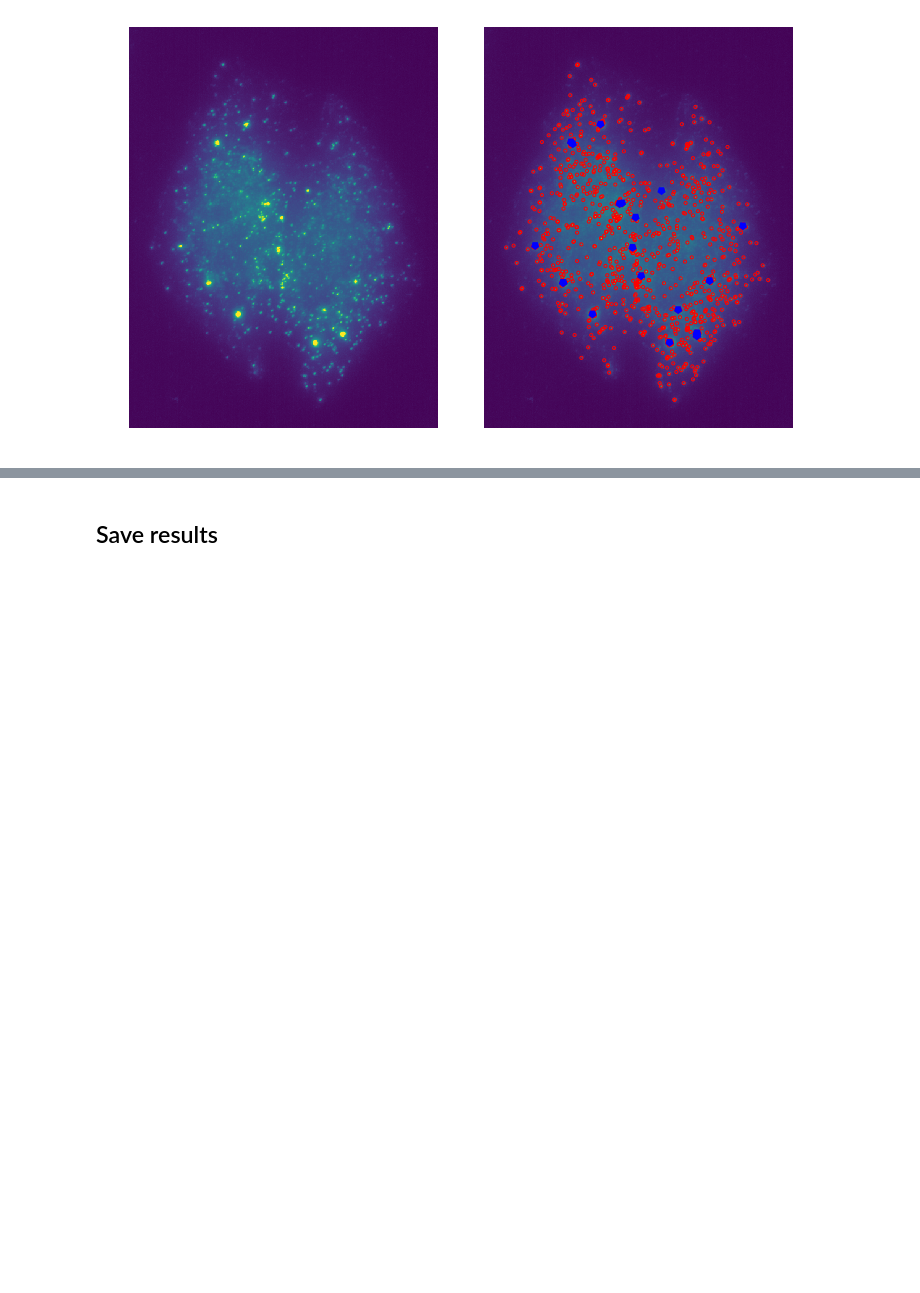
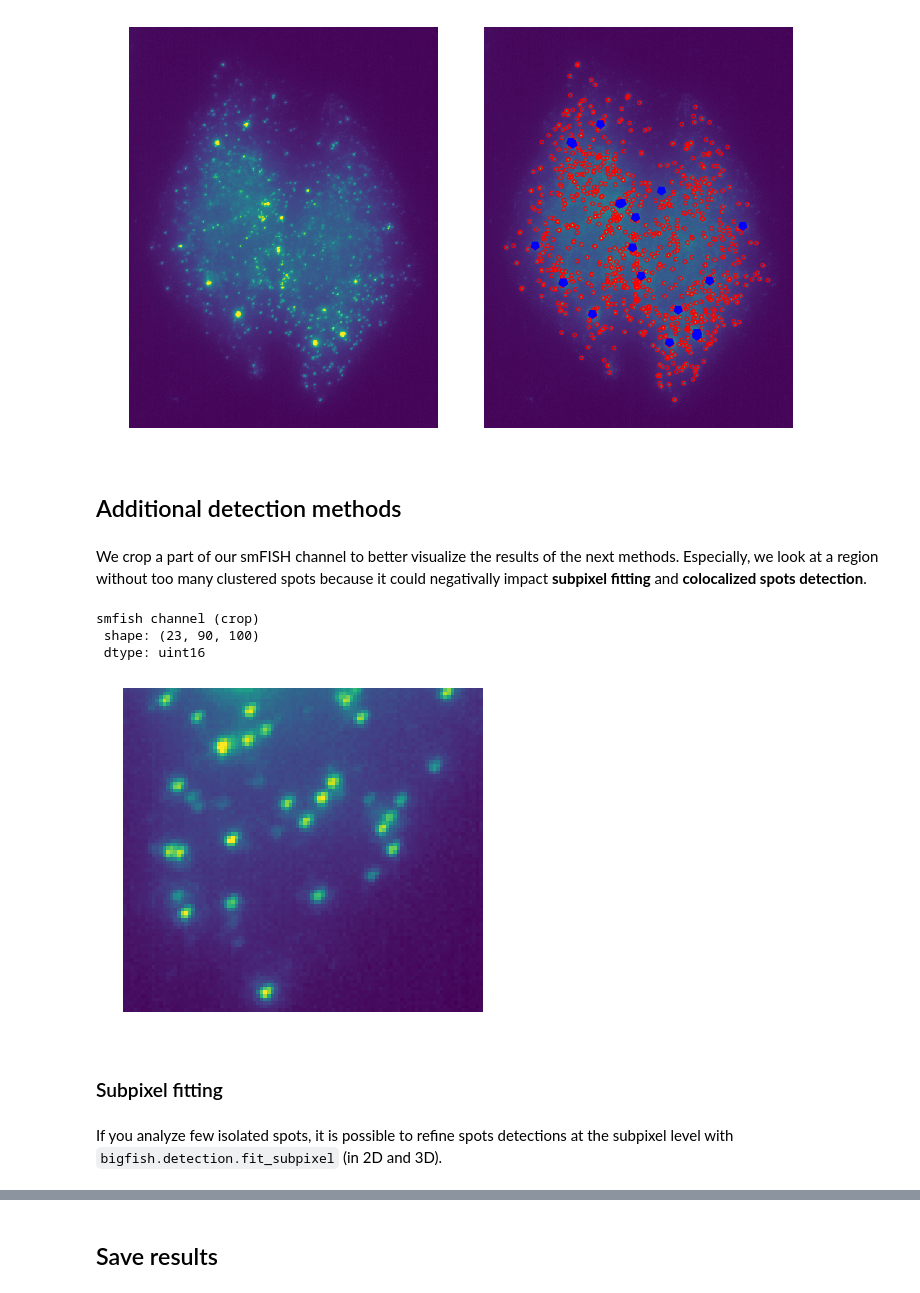
Before and after one commit to fish-quant/big-fish-examples, a Jupyter notebook: notebooks/5 - Detect spots.ipynb, the cells around one changed output, grey strips where cells are left out. Drawn from its saved outputs; the diff is of its cells as text; code cells hidden in the pictures; blank space fills up the shorter version.

Commit message:
update examples for big-fish v0.6.0

```diff
--- a/notebooks/5 - Detect spots.ipynb
+++ b/notebooks/5 - Detect spots.ipynb
@@ -277,3 +288,26 @@ plot.plot_detection(rna_mip,
                     contrast=True)
 # %% [output]
 [figure]
+# %% [markdown]
+## Additional detection methods
+# %% [markdown]
+We crop a part of our smFISH channel to better visualize the results of the next methods. Especially, we look at a region without too many clustered spots because it could negativally impact **subpixel fitting** and **colocalized spots detection**.
+# %%
+# crop
+crop = rna[:, 520:610, 270:370]
+crop_mip = rna_mip[520:610, 270:370]
+print("smfish channel (crop)")
+print("\r shape: {0}".format(crop.shape))
+print("\r dtype: {0}".format(crop.dtype), "\n")
+
+# plot
+plot.plot_images(crop_mip, contrast=True, framesize=(5, 5))
+# %% [output]
+smfish channel (crop)
+ shape: (23, 90, 100)
+ dtype: uint16
+[figure, added]
+# %% [markdown]
+### Subpixel fitting
+# %% [markdown]
+If you analyze few isolated spots, it is possible to refine spots detections at the subpixel level with `bigfish.detection.fit_subpixel` (in 2D and 3D).
```
Also changed, not shown: parts of 36 cells of this notebook, 8 other files.
